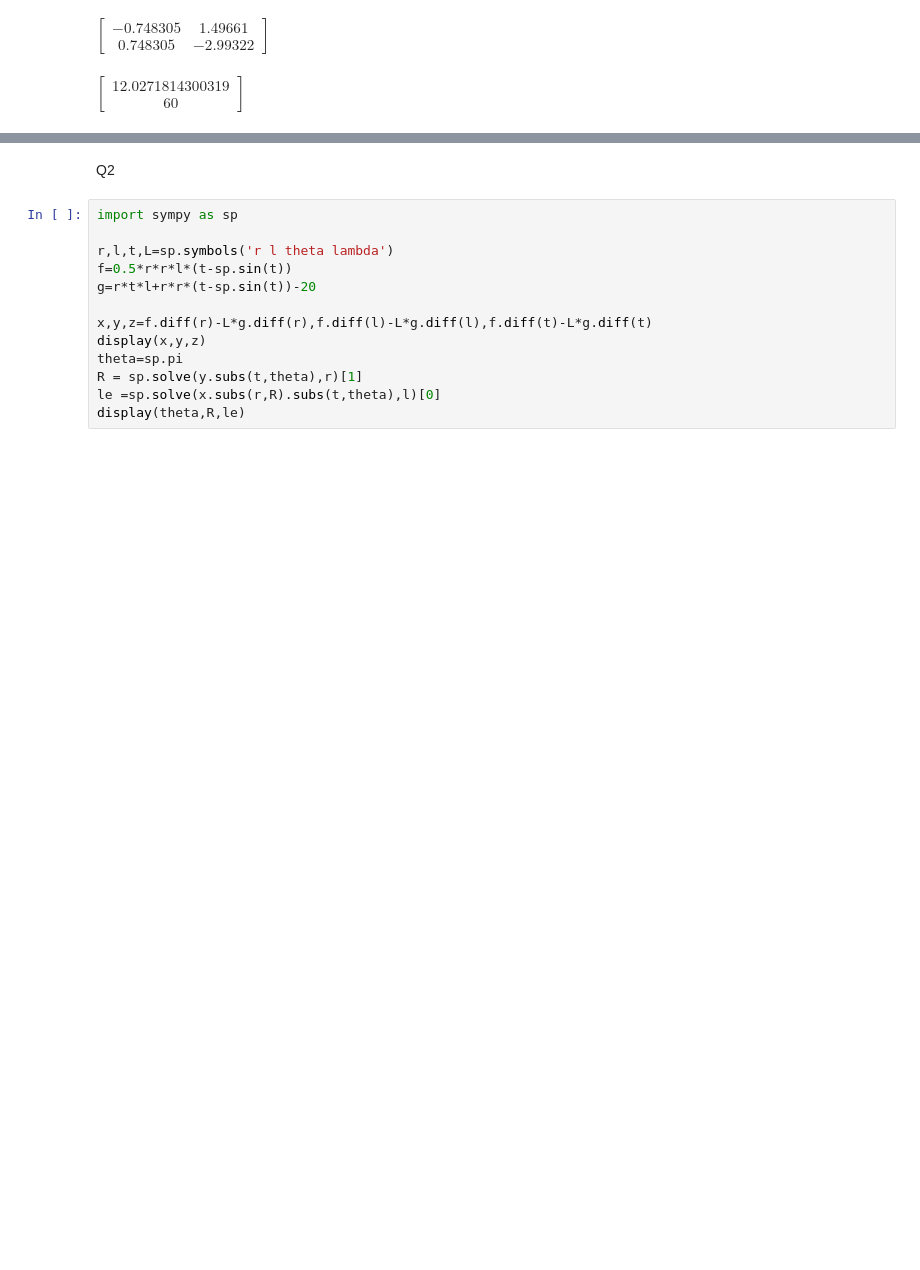
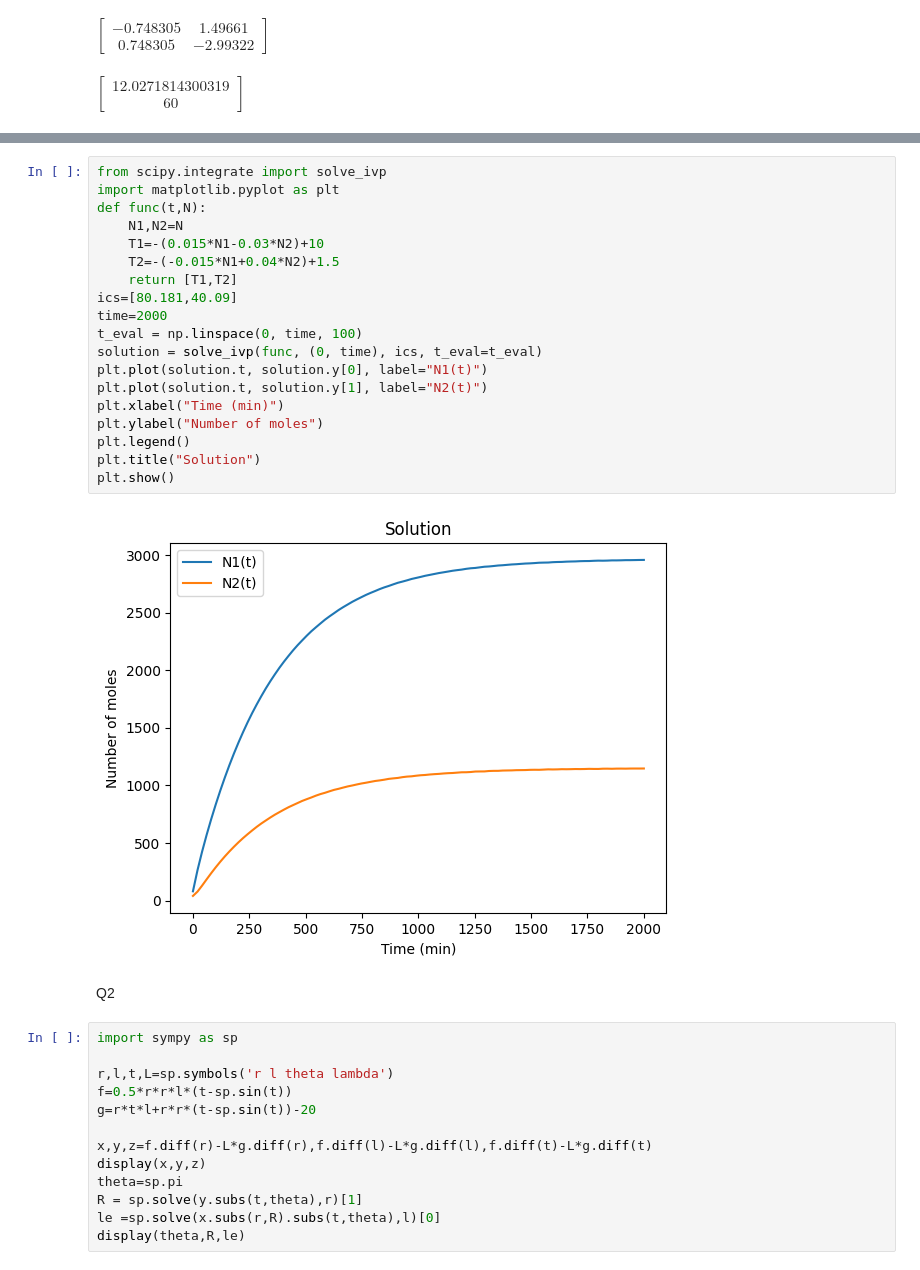
Before and after one commit to vint-j/Chemical-Engineering, a Jupyter notebook: Pastpapers/CP213/2022/Solutions.ipynb, the cells around one changed output, grey strips where cells are left out. Saved outputs shown, nothing was run; the diff lists cells and outputs as text; blank space fills up the shorter version.

```diff
--- a/Pastpapers/CP213/2022/Solutions.ipynb
+++ b/Pastpapers/CP213/2022/Solutions.ipynb
@@ -38,3 +51,24 @@ $\displaystyle \left[\begin{matrix}12.0271814300319\\60\end{matrix}\right]$
+# %%
+from scipy.integrate import solve_ivp
+import matplotlib.pyplot as plt
+def func(t,N):
+    N1,N2=N
+    T1=-(0.015*N1-0.03*N2)+10
+    T2=-(-0.015*N1+0.04*N2)+1.5
+    return [T1,T2]
+ics=[80.181,40.09]
+time=2000
+t_eval = np.linspace(0, time, 100)
+solution = solve_ivp(func, (0, time), ics, t_eval=t_eval)
+plt.plot(solution.t, solution.y[0], label="N1(t)")
+plt.plot(solution.t, solution.y[1], label="N2(t)")
+plt.xlabel("Time (min)")
+plt.ylabel("Number of moles")
+plt.legend()
+plt.title("Solution")
+plt.show()
+# %% [output]
+[figure, added]
 # %% [markdown]
 Q2
 # %%
```
Also changed, not shown: parts of 2 cells of this notebook.
